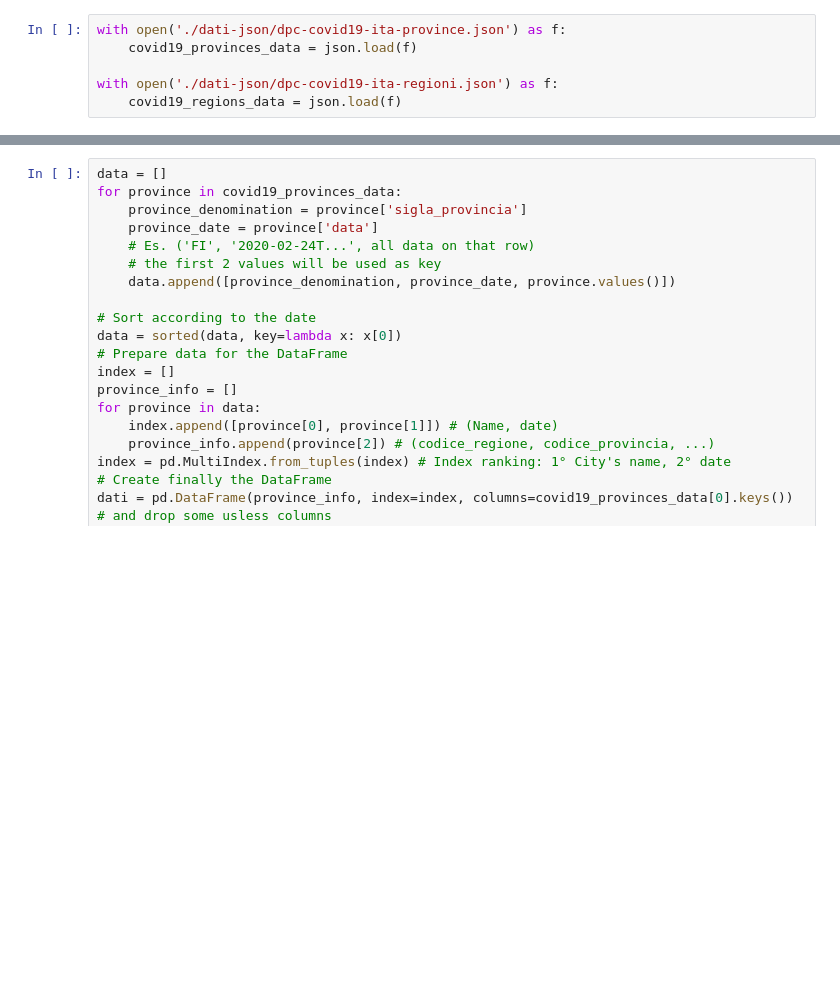
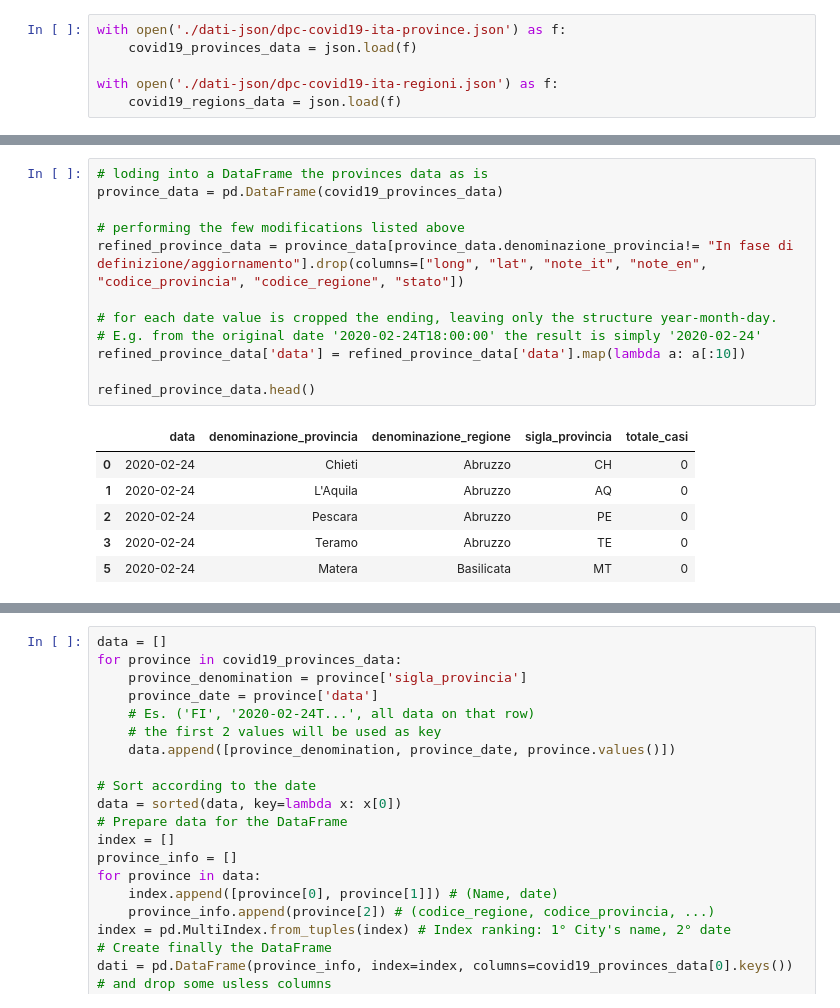
Before and after one commit to ClaudiaRaffaelli/COVID-19-analysis, a Jupyter notebook: covid-19_pandas_analysis.ipynb, the cells around one changed output, grey strips where cells are left out. Drawn from its saved outputs; the diff is of its cells as text; blank space fills up the shorter version.

```diff
--- a/covid-19_pandas_analysis.ipynb
+++ b/covid-19_pandas_analysis.ipynb
@@ -33,0 +74,19 @@ with open('./dati-json/dpc-covid19-ita-regioni.json') as f:
+# %%
+# loding into a DataFrame the provinces data as is
+province_data = pd.DataFrame(covid19_provinces_data)
+
+# performing the few modifications listed above
+refined_province_data = province_data[province_data.denominazione_provincia!= "In fase di definizione/aggiornamento"].drop(columns=["long", "lat", "note_it", "note_en", "codice_provincia", "codice_regione", "stato"])
+
+# for each date value is cropped the ending, leaving only the structure year-month-day.
+# E.g. from the original date '2020-02-24T18:00:00' the result is simply '2020-02-24'
+refined_province_data['data'] = refined_province_data['data'].map(lambda a: a[:10])
+
+refined_province_data.head()
+# %% [output]
+|  | data | denominazione_provincia | denominazione_regione | sigla_provincia | totale_casi |
+| 0 | 2020-02-24 | Chieti | Abruzzo | CH | 0 |
+| 1 | 2020-02-24 | L'Aquila | Abruzzo | AQ | 0 |
+| 2 | 2020-02-24 | Pescara | Abruzzo | PE | 0 |
+| 3 | 2020-02-24 | Teramo | Abruzzo | TE | 0 |
+| 5 | 2020-02-24 | Matera | Basilicata | MT | 0 |
```
Also changed, not shown: parts of 46 cells of this notebook.
